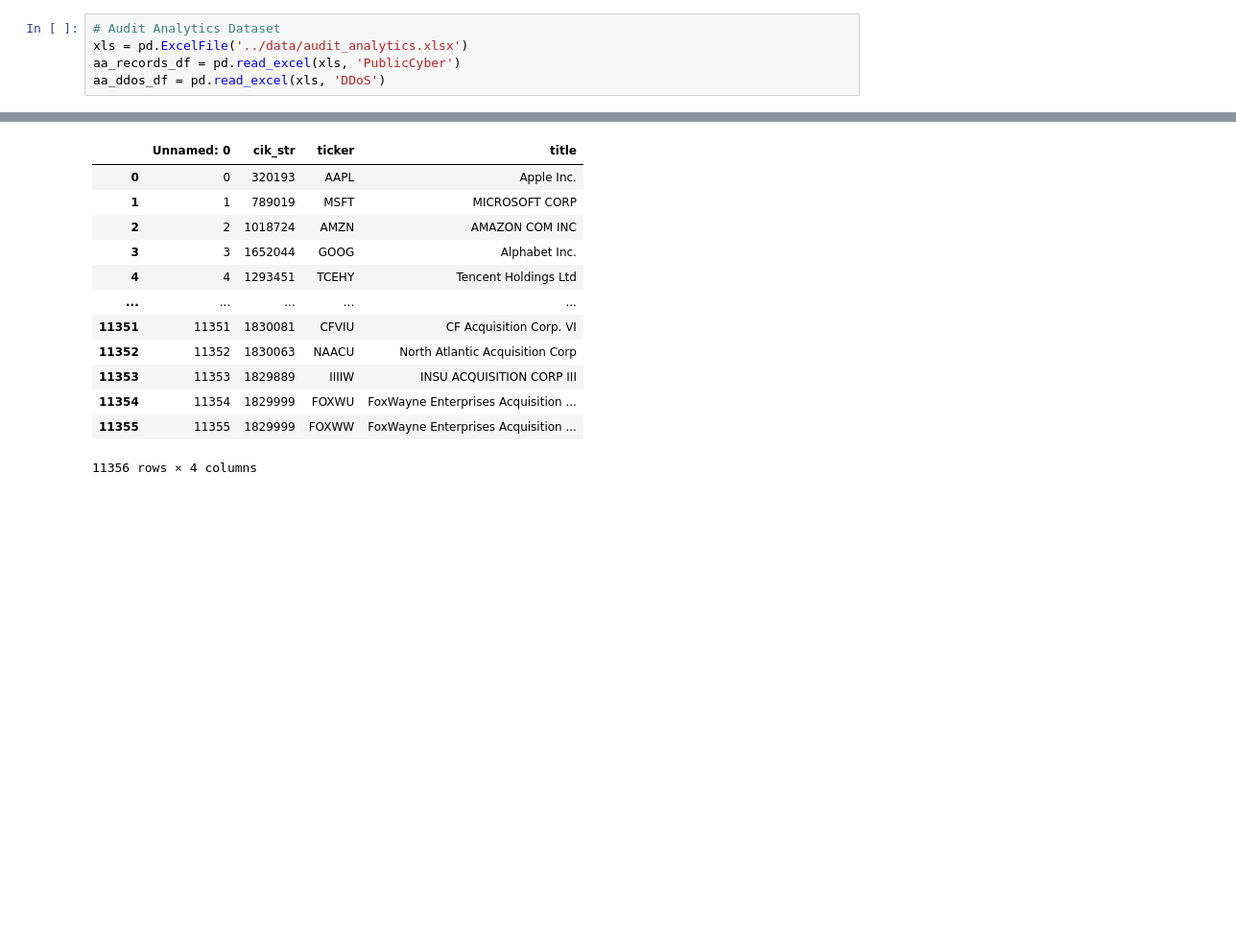
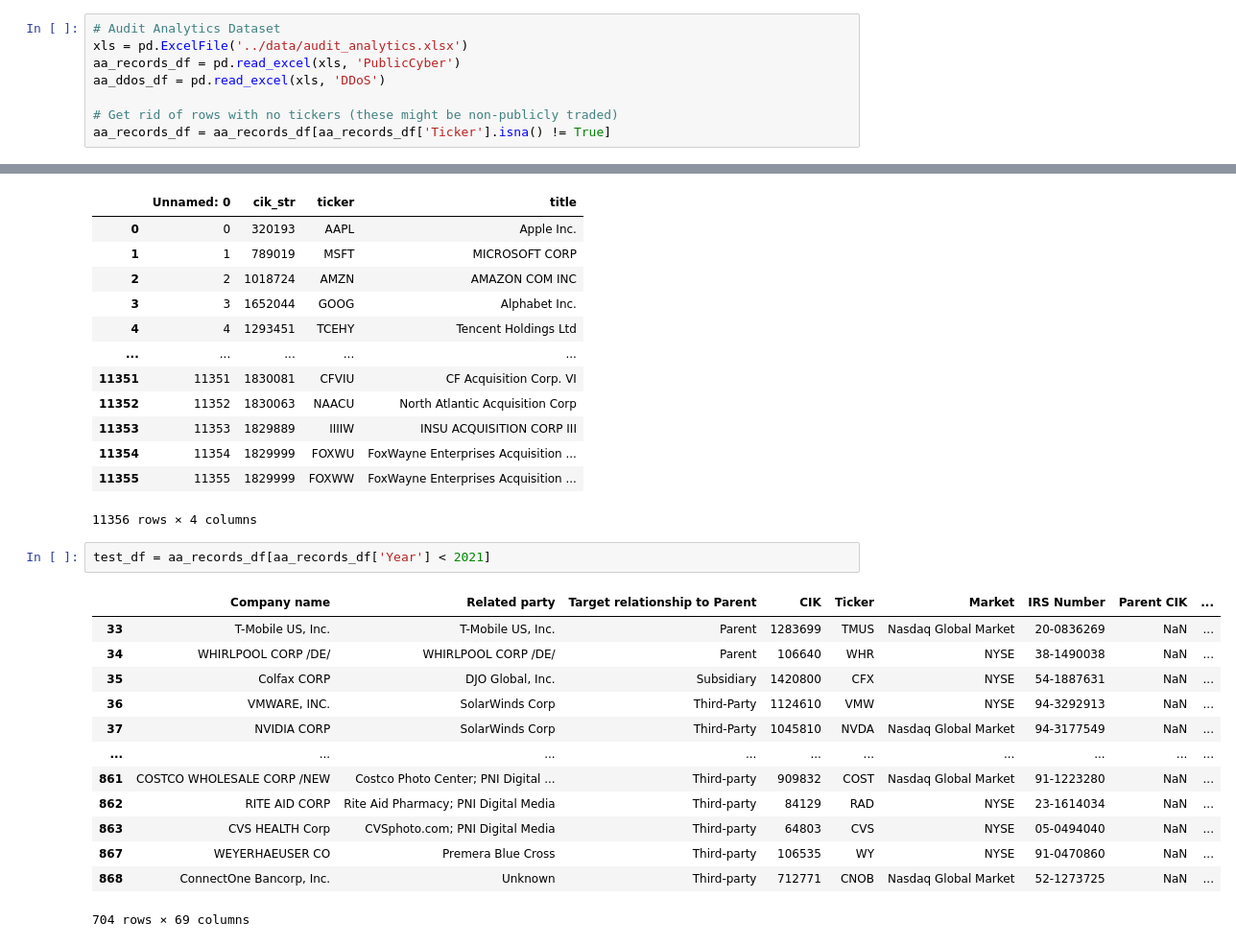
Before and after one commit to Zeyuzhao/BreachPrice, a Jupyter notebook: notebooks/main.ipynb, the cells around one changed output, grey strips where cells are left out. Shown at 96% size. Drawn from its saved outputs; the diff is of its cells as text; blank space fills up the shorter version.

```diff
--- a/notebooks/main.ipynb
+++ b/notebooks/main.ipynb
@@ -104,3 +110,6 @@ PRC_df = PRC_df[PRC_df['Total Records'] != 0]
 xls = pd.ExcelFile('../data/audit_analytics.xlsx')
 aa_records_df = pd.read_excel(xls, 'PublicCyber')
 aa_ddos_df = pd.read_excel(xls, 'DDoS')
+
+# Get rid of rows with no tickers (these might be non-publicly traded)
+aa_records_df = aa_records_df[aa_records_df['Ticker'].isna() != True]
@@ -231,3 +131,19 @@ ticker_df
 | 11354 | 11354 | 1829999 | FOXWU | FoxWayne Enterprises Acquisition ... |
 | 11355 | 11355 | 1829999 | FOXWW | FoxWayne Enterprises Acquisition ... |
 11356 rows × 4 columns
+# %%
+test_df = aa_records_df[aa_records_df['Year'] < 2021]
+# %% [output]
+|  | Company name | Related party | Target relationship to Parent | CIK | Ticker | Market | IRS Number | Parent CIK | ... |
+| 33 | T-Mobile US, Inc. | T-Mobile US, Inc. | Parent | 1283699 | TMUS | Nasdaq Global Market | 20-0836269 | NaN | ... |
+| 34 | WHIRLPOOL CORP /DE/ | WHIRLPOOL CORP /DE/ | Parent | 106640 | WHR | NYSE | 38-1490038 | NaN | ... |
+| 35 | Colfax CORP | DJO Global, Inc. | Subsidiary | 1420800 | CFX | NYSE | 54-1887631 | NaN | ... |
+| 36 | VMWARE, INC. | SolarWinds Corp | Third-Party | 1124610 | VMW | NYSE | 94-3292913 | NaN | ... |
+| 37 | NVIDIA CORP | SolarWinds Corp | Third-Party | 1045810 | NVDA | Nasdaq Global Market | 94-3177549 | NaN | ... |
+| ... | ... | ... | ... | ... | ... | ... | ... | ... | ... |
+| 861 | COSTCO WHOLESALE CORP /NEW | Costco Photo Center; PNI Digital ... | Third-party | 909832 | COST | Nasdaq Global Market | 91-1223280 | NaN | ... |
+| 862 | RITE AID CORP | Rite Aid Pharmacy; PNI Digital Media | Third-party | 84129 | RAD | NYSE | 23-1614034 | NaN | ... |
+| 863 | CVS HEALTH Corp | CVSphoto.com; PNI Digital Media | Third-party | 64803 | CVS | NYSE | 05-0494040 | NaN | ... |
+| 867 | WEYERHAEUSER CO | Premera Blue Cross | Third-party | 106535 | WY | NYSE | 91-0470860 | NaN | ... |
+| 868 | ConnectOne Bancorp, Inc. | Unknown | Third-party | 712771 | CNOB | Nasdaq Global Market | 52-1273725 | NaN | ... |
+704 rows × 69 columns
```
Also changed, not shown: parts of 9 cells of this notebook.
